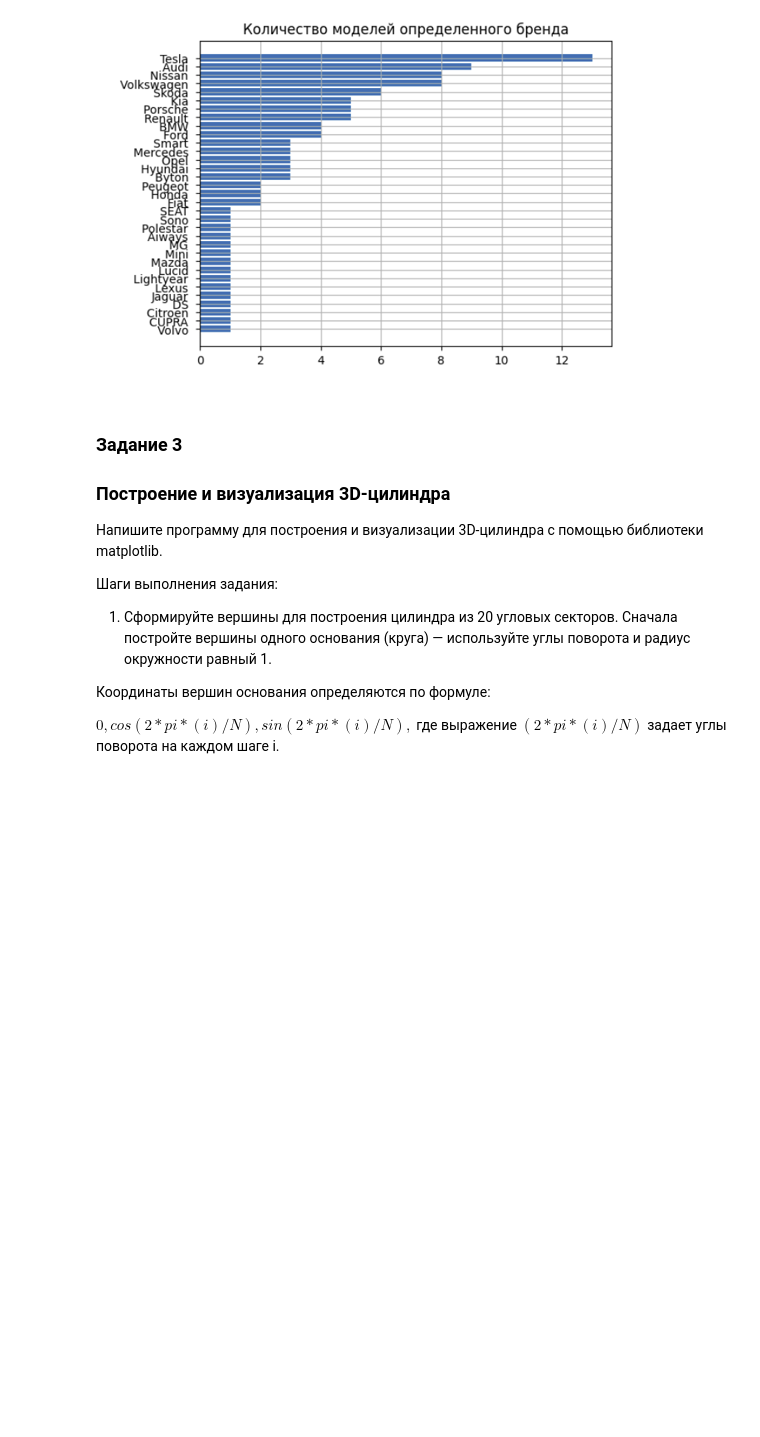
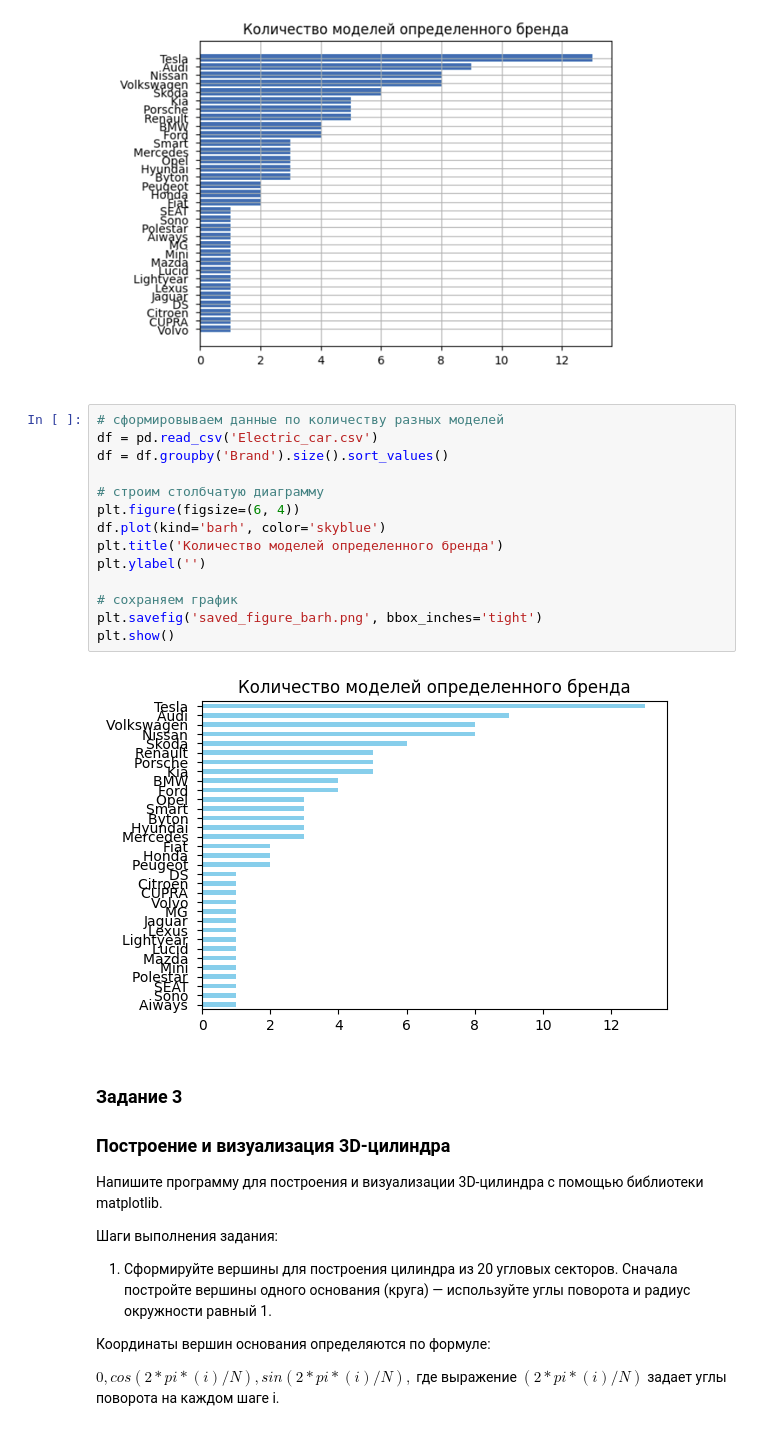
Before and after one commit to Jafarkor/ml_training, a Jupyter notebook: homeworks/hw_viz.ipynb, the cells around one changed output. Drawn from its saved outputs; the diff is of its cells as text; blank space fills up the shorter version.

```diff
--- a/homeworks/hw_viz.ipynb
+++ b/homeworks/hw_viz.ipynb
@@ -54,6 +77,22 @@ pie_df =
 Как должно получиться:
 
 ![image.png](attachment:image.png)
+# %%
+# сформировываем данные по количеству разных моделей
+df = pd.read_csv('Electric_car.csv')
+df = df.groupby('Brand').size().sort_values()
+
+# строим столбчатую диаграмму
+plt.figure(figsize=(6, 4))
+df.plot(kind='barh', color='skyblue')
+plt.title('Количество моделей определенного бренда')
+plt.ylabel('')
+
+# сохраняем график
+plt.savefig('saved_figure_barh.png', bbox_inches='tight')
+plt.show()
+# %% [output]
+[figure, added]
 # %% [markdown]
 ### Задание 3
 ### Построение и визуализация 3D-цилиндра
```
Also changed, not shown: parts of 3 cells of this notebook, 4 other files.
